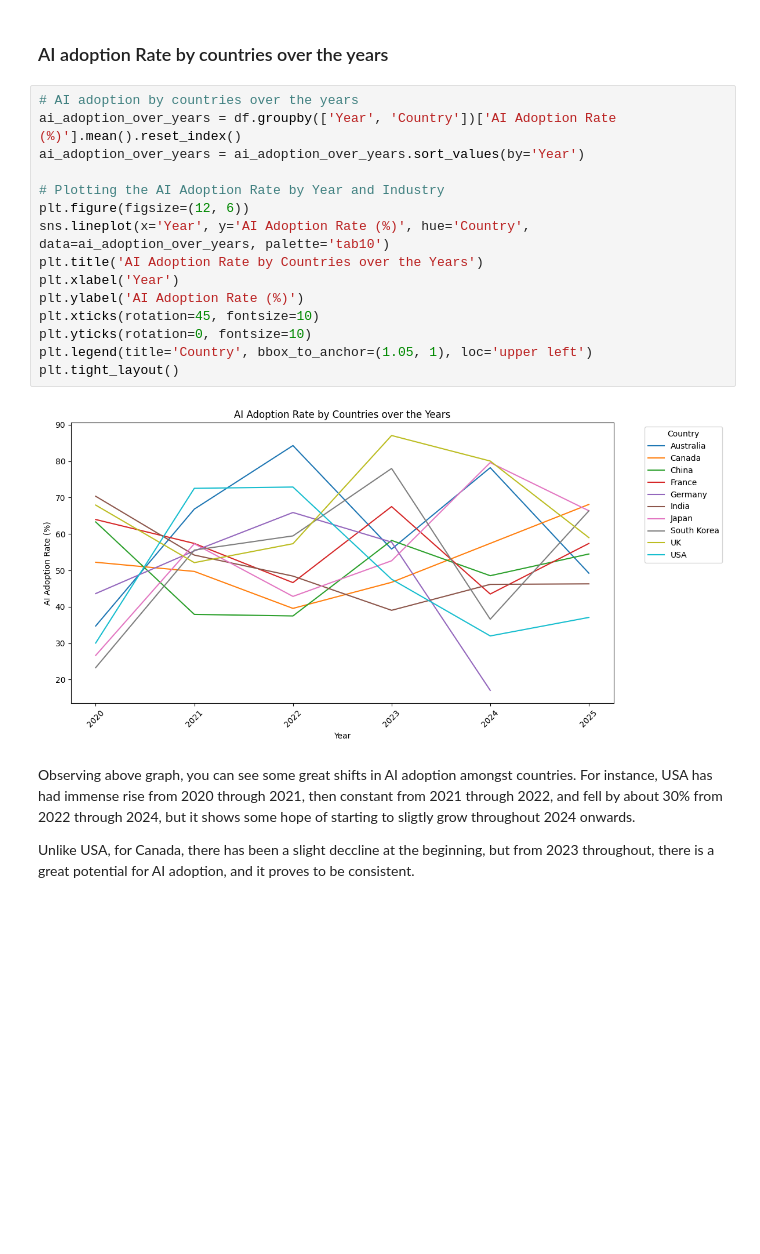
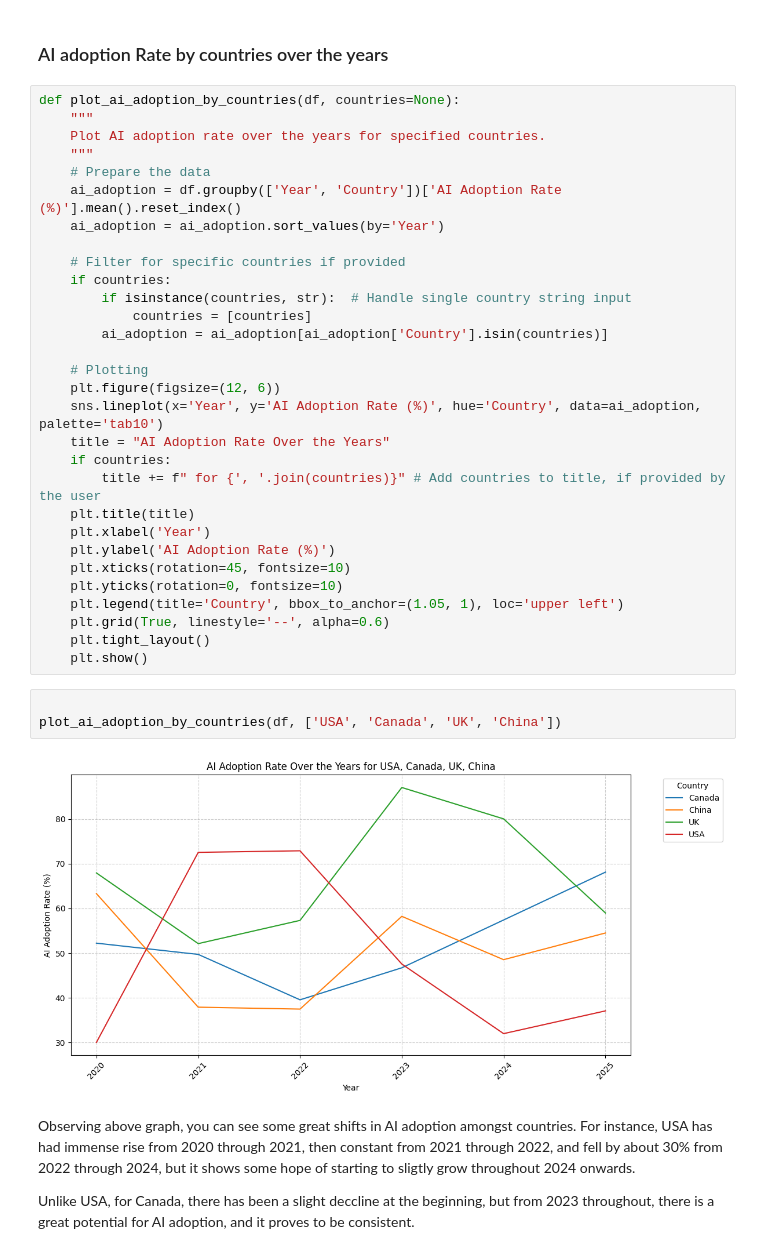
Before and after one commit to cesardushime/AI-Adoption-Job-Displacement-Analysis-2020-2025, a Jupyter notebook: ai_adoption_EDA.ipynb, the cells around one changed output. Cells and saved outputs as stored; diff of their text form; blank space fills up the shorter version.

Commit message:
implemented a function to automatically plot AI adoption Rate by countries over the years given specific countries, but flexible when given no country

```diff
--- a/ai_adoption_EDA.ipynb
+++ b/ai_adoption_EDA.ipynb
@@ -241,22 +241,40 @@ Observing the chart, Automotive industry proves to have the most rising AI adopt
 # %% [markdown]
 ### AI adoption Rate by countries over the years
 # %%
-# AI adoption by countries over the years
-ai_adoption_over_years = df.groupby(['Year', 'Country'])['AI Adoption Rate (%)'].mean().reset_index()
-ai_adoption_over_years = ai_adoption_over_years.sort_values(by='Year')
+def plot_ai_adoption_by_countries(df, countries=None):
+    """
+    Plot AI adoption rate over the years for specified countries.
+    """
+    # Prepare the data
+    ai_adoption = df.groupby(['Year', 'Country'])['AI Adoption Rate (%)'].mean().reset_index()
+    ai_adoption = ai_adoption.sort_values(by='Year')
 
-# Plotting the AI Adoption Rate by Year and Industry
-plt.figure(figsize=(12, 6))
-sns.lineplot(x='Year', y='AI Adoption Rate (%)', hue='Country', data=ai_adoption_over_years, palette='tab10')
-plt.title('AI Adoption Rate by Countries over the Years')
-plt.xlabel('Year')
-plt.ylabel('AI Adoption Rate (%)')
-plt.xticks(rotation=45, fontsize=10)
-plt.yticks(rotation=0, fontsize=10)
-plt.legend(title='Country', bbox_to_anchor=(1.05, 1), loc='upper left')
-plt.tight_layout()
+    # Filter for specific countries if provided
+    if countries:
+        if isinstance(countries, str):  # Handle single country string input
+            countries = [countries]
+        ai_adoption = ai_adoption[ai_adoption['Country'].isin(countries)]
+
+    # Plotting
+    plt.figure(figsize=(12, 6))
+    sns.lineplot(x='Year', y='AI Adoption Rate (%)', hue='Country', data=ai_adoption, palette='tab10')
+    title = "AI Adoption Rate Over the Years"
+    if countries:
+        title += f" for {', '.join(countries)}" # Add countries to title, if provided by the user
+    plt.title(title)
+    plt.xlabel('Year')
+    plt.ylabel('AI Adoption Rate (%)')
+    plt.xticks(rotation=45, fontsize=10)
+    plt.yticks(rotation=0, fontsize=10)
+    plt.legend(title='Country', bbox_to_anchor=(1.05, 1), loc='upper left')
+    plt.grid(True, linestyle='--', alpha=0.6)
+    plt.tight_layout()
+    plt.show()
-# %% [output]
-[figure, removed]
+# %%
+
+plot_ai_adoption_by_countries(df, ['USA', 'Canada', 'UK', 'China'])
+# %% [output]
+[figure, added]
 # %% [markdown]
 Observing above graph, you can see some great shifts in AI adoption amongst countries. For instance, USA has had immense rise from 2020 through 2021, then constant from 2021 through 2022, and fell by about 30% from 2022 through 2024, but it shows some hope of starting to sligtly grow throughout 2024 onwards.
 
```
